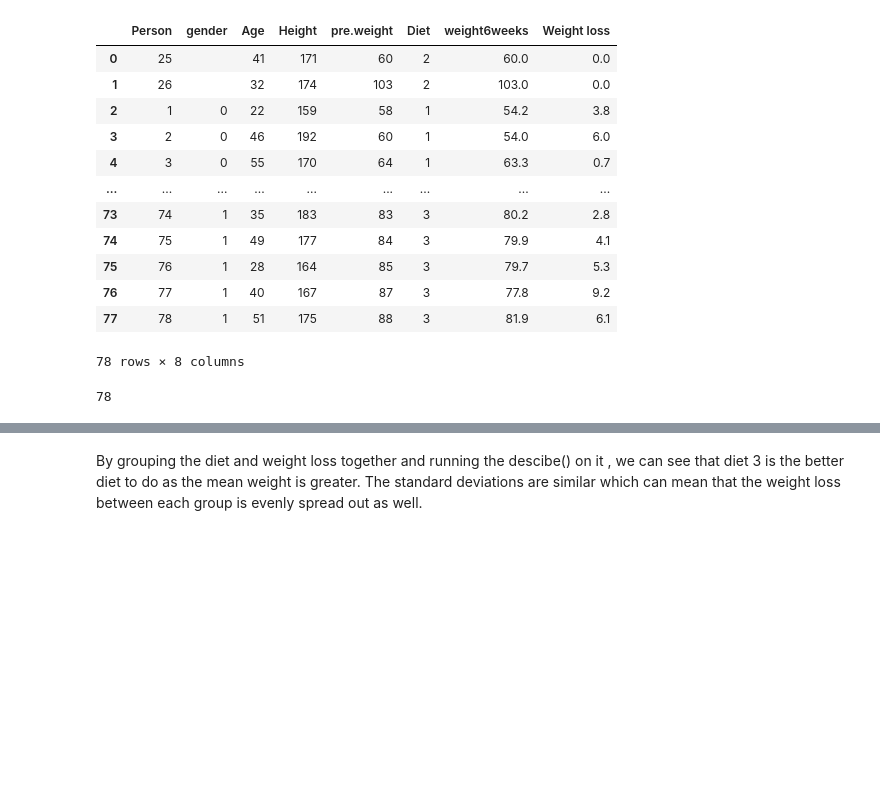
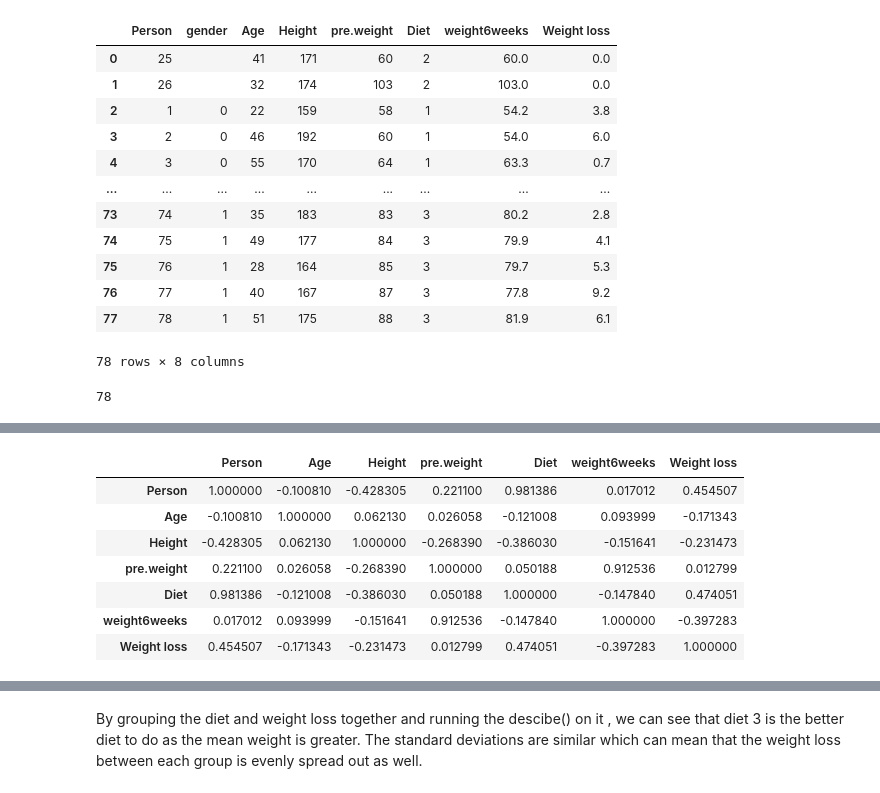
Before and after one commit to MichelleMoran431/Machine-learning-and-Statistics, a Jupyter notebook: Scipy Stats/scipy-stats.ipynb, the cells around one changed output, grey strips where cells are left out. Saved outputs shown, nothing was run; the diff lists cells and outputs as text; code cells hidden in the pictures; blank space fills up the shorter version.

```diff
--- a/Scipy Stats/scipy-stats.ipynb
+++ b/Scipy Stats/scipy-stats.ipynb
@@ -127,0 +164,12 @@ df.groupby("Diet")['Weight loss'].describe()
+# %%
+corr= df.corr()
+corr.style.background_gradient(cmap='coolwarm')
+# %% [output]
+|  | Person | Age | Height | pre.weight | Diet | weight6weeks | Weight loss |
+| Person | 1.000000 | -0.100810 | -0.428305 | 0.221100 | 0.981386 | 0.017012 | 0.454507 |
+| Age | -0.100810 | 1.000000 | 0.062130 | 0.026058 | -0.121008 | 0.093999 | -0.171343 |
+| Height | -0.428305 | 0.062130 | 1.000000 | -0.268390 | -0.386030 | -0.151641 | -0.231473 |
+| pre.weight | 0.221100 | 0.026058 | -0.268390 | 1.000000 | 0.050188 | 0.912536 | 0.012799 |
+| Diet | 0.981386 | -0.121008 | -0.386030 | 0.050188 | 1.000000 | -0.147840 | 0.474051 |
+| weight6weeks | 0.017012 | 0.093999 | -0.151641 | 0.912536 | -0.147840 | 1.000000 | -0.397283 |
+| Weight loss | 0.454507 | -0.171343 | -0.231473 | 0.012799 | 0.474051 | -0.397283 | 1.000000 |
```
Also changed, not shown: parts of 64 cells of this notebook, 2 other files.
